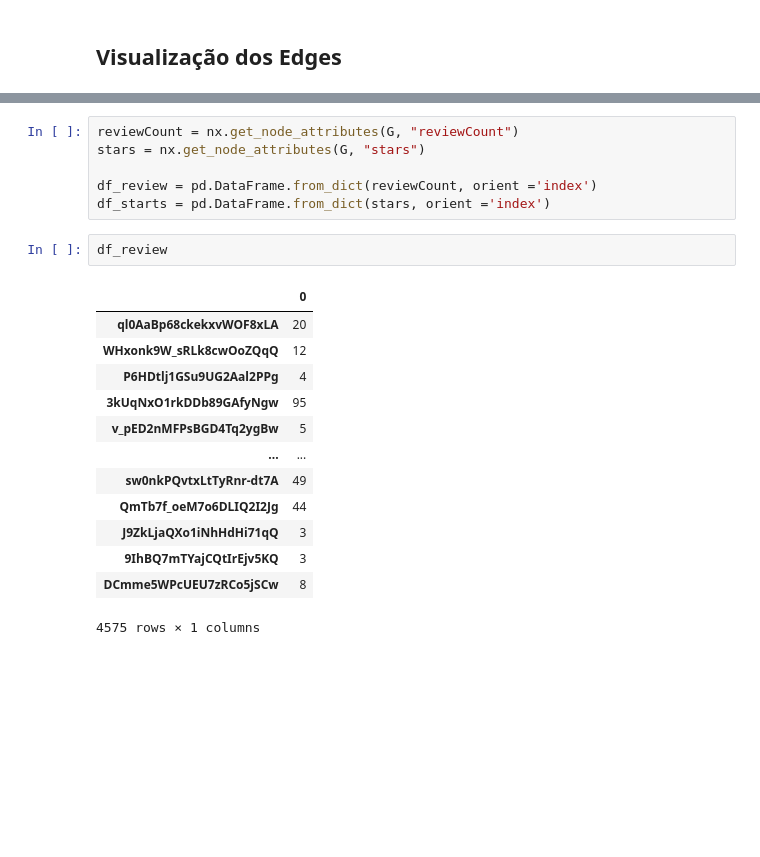
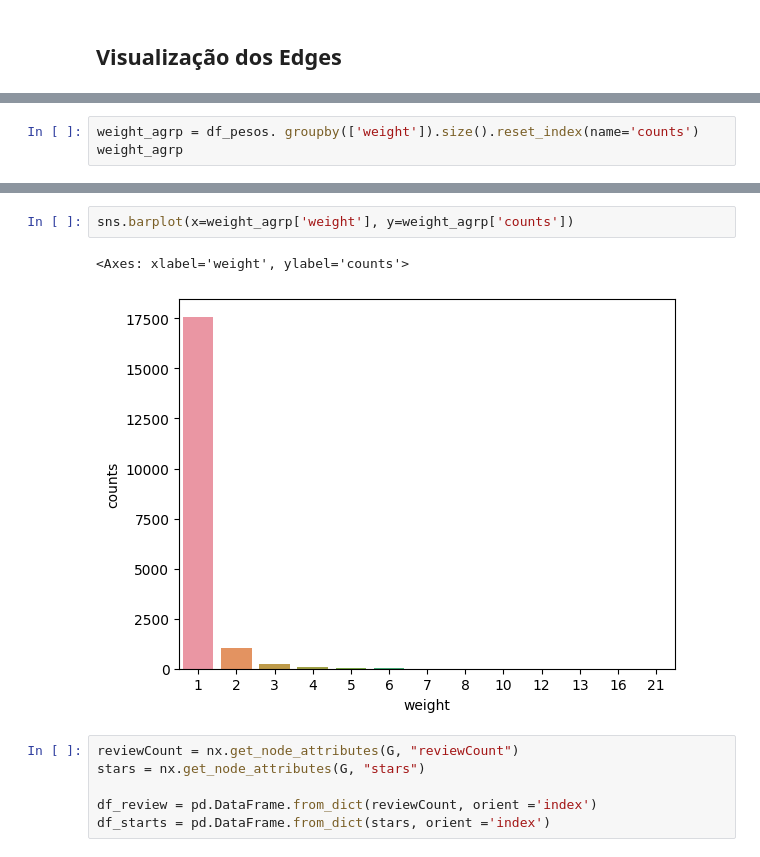
Before and after one commit to rwc2408/CienciadasRedes, a Jupyter notebook: Desafio 01/Desafio01_AnaliseExploratoria.ipynb, the cells around one changed output, grey strips where cells are left out. Saved outputs shown, nothing was run; the diff lists cells and outputs as text; blank space fills up the shorter version.

Commit message:
densidade, review

```diff
--- a/Desafio 01/Desafio01_AnaliseExploratoria.ipynb
+++ b/Desafio 01/Desafio01_AnaliseExploratoria.ipynb
@@ -178,0 +163,3 @@ sns.histplot(x=df_pesos['weight'], bins=10, kde=True)
+# %%
+weight_agrp = df_pesos. groupby(['weight']).size().reset_index(name='counts')
+weight_agrp
@@ -179,22 +181,11 @@ sns.histplot(x=df_pesos['weight'], bins=10, kde=True)
+# %%
+sns.barplot(x=weight_agrp['weight'], y=weight_agrp['counts'])
+# %% [output]
+<Axes: xlabel='weight', ylabel='counts'>
+[figure, added]
 # %%
 reviewCount = nx.get_node_attributes(G, "reviewCount")
 stars = nx.get_node_attributes(G, "stars")
 
 df_review = pd.DataFrame.from_dict(reviewCount, orient ='index')
 df_starts = pd.DataFrame.from_dict(stars, orient ='index')
-# %%
-df_review
-# %% [output]
-|  | 0 |
-| ql0AaBp68ckekxvWOF8xLA | 20 |
-| WHxonk9W_sRLk8cwOoZQqQ | 12 |
-| P6HDtlj1GSu9UG2Aal2PPg | 4 |
-| 3kUqNxO1rkDDb89GAfyNgw | 95 |
-| v_pED2nMFPsBGD4Tq2ygBw | 5 |
-| ... | ... |
-| sw0nkPQvtxLtTyRnr-dt7A | 49 |
-| QmTb7f_oeM7o6DLIQ2I2Jg | 44 |
-| J9ZkLjaQXo1iNhHdHi71qQ | 3 |
-| 9IhBQ7mTYajCQtIrEjv5KQ | 3 |
-| DCmme5WPcUEU7zRCo5jSCw | 8 |
-4575 rows × 1 columns
```
Also changed, not shown: parts of 15 cells of this notebook.
